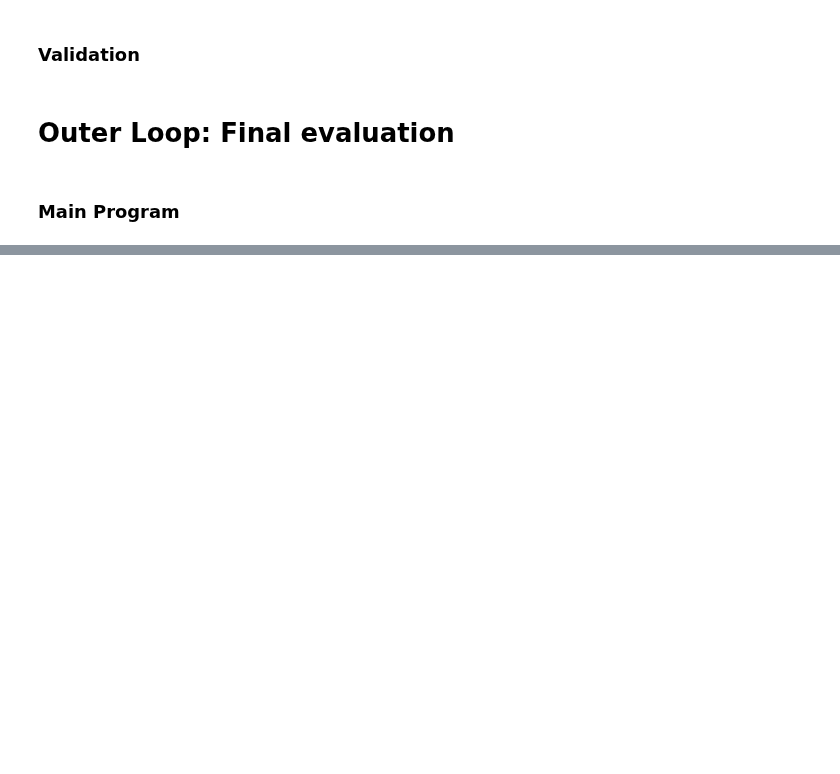
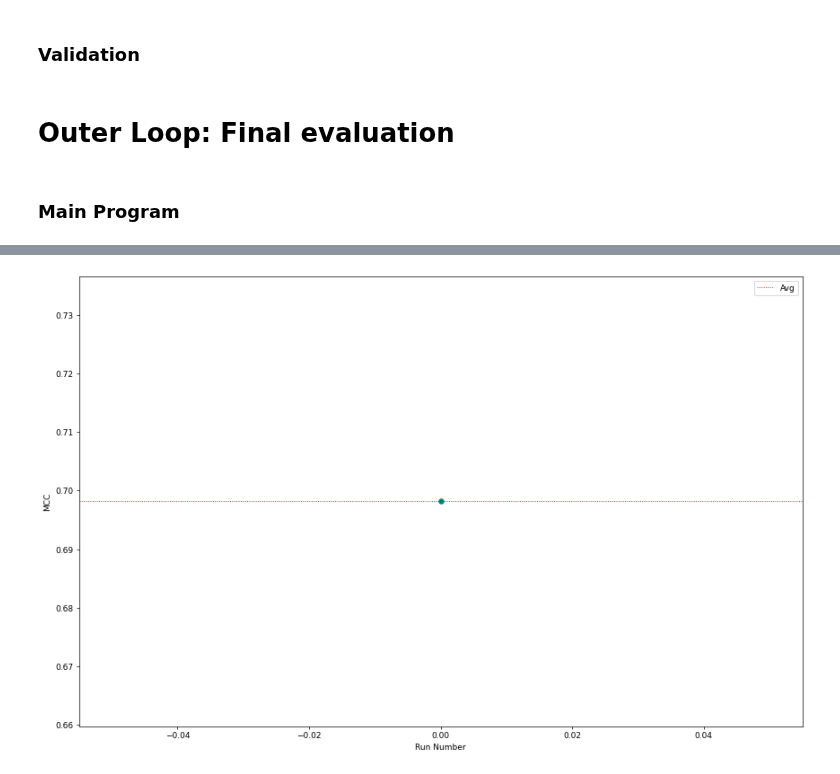
Before and after one commit to Shamin2512/Mutation-Classification, a Jupyter notebook: XGB_MutationClassification.ipynb, the cells around one changed output, grey strips where cells are left out. Saved outputs shown, nothing was run; the diff lists cells and outputs as text; code cells hidden in the pictures; blank space fills up the shorter version.

```diff
--- a/XGB_MutationClassification.ipynb
+++ b/XGB_MutationClassification.ipynb
@@ -82,13 +53,13 @@ np.set_printoptions(precision = 3,threshold=np.inf, suppress=True)
 # %%
-def open_data():
+def open_data(file_train, file_test):
     """
      Returns:    Training_Set     Scaled 80% training set split
                  Testing_Set      Scaled 20% testing set split
 
     Opens the scaled training and testing data
     """
-    Training_Set = pd.read_csv("Training_Set.csv", index_col = 0)
-    Testing_Set = pd.read_csv("Testing_Set.csv",index_col = 0)
+    Training_Set = pd.read_csv(file_train, index_col = 0)
+    Testing_Set = pd.read_csv(file_test,index_col = 0)
 
     return Training_Set, Testing_Set
 # %%
@@ -629,55 +600,60 @@ start = time.time()
 Score_list = []
 pickle_file = []
 
-# for i in range(0,15):
-print("Opening dataset...")
-Training_Set, Testing_Set          = open_data()
-d_test, TestData, TestLabels = test_dmatrix(Testing_Set)
+file_train = input("Enter file for training: ")
+file_test = input("Enter file for testing: ")
 
-# test(Training_Set, d_test)
-print("Performing Group fold validation...")
+for i in range(0,15):
+    print("Opening dataset...")
+    Training_Set, Testing_Set    = open_data(file_train, file_test)
+    d_test, TestData, TestLabels = test_dmatrix(Testing_Set)
 
-IT_list, LT_list, IV_list, LV_list = CV(Training_Set)
+    # test(Training_Set, d_test)
+    print("Performing Group fold cross validation...")
 
-for fold in range(len(IT_list)):
-    inData = IT_list[fold]
-    classData = LT_list[fold]
-    ValData = IV_list[fold]
-    Vallabel = LV_list[fold]
+    IT_list, LT_list, IV_list, LV_list = CV(Training_Set)
 
-    #Validation
-    print(f"[Fold {fold}] Balancing...")
-    minClass, minSize, maxSize  = find_minority_class(classData)
-    BF                          = Balance_ratio(maxSize, minSize)
-    Input_folds, Output_folds   = Balance_Folds(BF, inData, classData, minClass, minSize)
-    d_train_list, d_val         = GBM_dmatrix(BF, Input_folds, Output_folds, ValData, Vallabel)
+    for fold in range(len(IT_list)):
+        inData = IT_list[fold]
+        classData = LT_list[fold]
+        ValData = IV_list[fold]
+        Vallabel = LV_list[fold]
 
-    print(f"[Fold {fold}] Training...")
-    # space = hyperopt_space()
-    # trials = Trials()
-    # fmin_objective = partial(objective, d_train_list = d_train_list, d_val = d_val)
-    # best = fmin(fn = fmin_objective,
-    #             space = space,
-    #             algo = tpe.suggest,
-    #             max_evals = 100,
-    #             trials = trials,
-    #             )
-    # print(best)
-    BF_GBC, pickle_file         = BF_fitting(BF, d_train_list, d_val, MCC_eval_metric, fold, pickle_file)
+        #Validation
+        print(f"[Fold {fold}] Balancing...")
+        minClass, minSize, maxSize  = find_minority_class(classData)
+        BF                          = Balance_ratio(maxSize, minSize)
+        Input_folds, Output_folds   = Balance_Folds(BF, inData, classData, minClass, minSize)
+        d_train_list, d_val         = GBM_dmatrix(BF, Input_folds, Output_folds, ValData, Vallabel)
 
-    Prob_matrix                 = BF_predict(BF_GBC, d_val)
-    Final_vote, Sum_PD, Sum_SNP = Weighted_Vote(Prob_matrix)
-    # CV_MCC = CV_evaluation(d_val, Final_vote)                        #prints classification report for all 5 folds
-    # CV_MCC
+        print(f"[Fold {fold}] Training...")
+        # space = hyperopt_space()
+        # trials = Trials()
+        # fmin_objective = partial(objective, d_train_list = d_train_list, d_val = d_val)
+        # best = fmin(fn = fmin_objective,
+        #             space = space,
+        #             algo = tpe.suggest,
+        #             max_evals = 100,
+        #             trials = trials,
+        #             )
+        # print(best)
+        BF_GBC, pickle_file         = BF_fitting(BF, d_train_list, d_val, MCC_eval_metric, fold, pickle_file)
 
-#Testing
-print("Testing...")
-all_prob_matrix = fold_predict(d_test, pickle_file)
+        Prob_matrix                 = BF_predict(BF_GBC, d_val)
+        Final_vote, Sum_PD, Sum_SNP = Weighted_Vote(Prob_matrix)
+        # CV_MCC = CV_evaluation(d_val, Final_vote)                        #prints classification report for all 5 folds
+        # CV_MCC
 
-MCC_final = final_evaluation(all_prob_matrix, TestLabels)
-print(MCC_final)
+    #Testing
+    print("Testing...")
+    all_prob_matrix = fold_predict(d_test, pickle_file)
+
+    MCC_final = final_evaluation(all_prob_matrix, TestLabels)
+    print(MCC_final)
+#loop
 Score_list.append(MCC_final)
 
 end = time.time()
-# plot(Score_list)
+plot(Score_list)
 print(f"Final evaluation:{np.mean(Score_list)} \u00B1 {np.std(Score_list)}\n\nLowest score:{min(Score_list)}\nHighest score:{max(Score_list)}\n\nRun time: {end-start}")
+# %% [output]
@@ -683,0 +677 @@ print(f"Final evaluation:{np.mean(Score_list)} \u00B1 {np.std(Score_list)}\n\nLo
+[figure, added]
```
Also changed, not shown: parts of 2 cells of this notebook.
